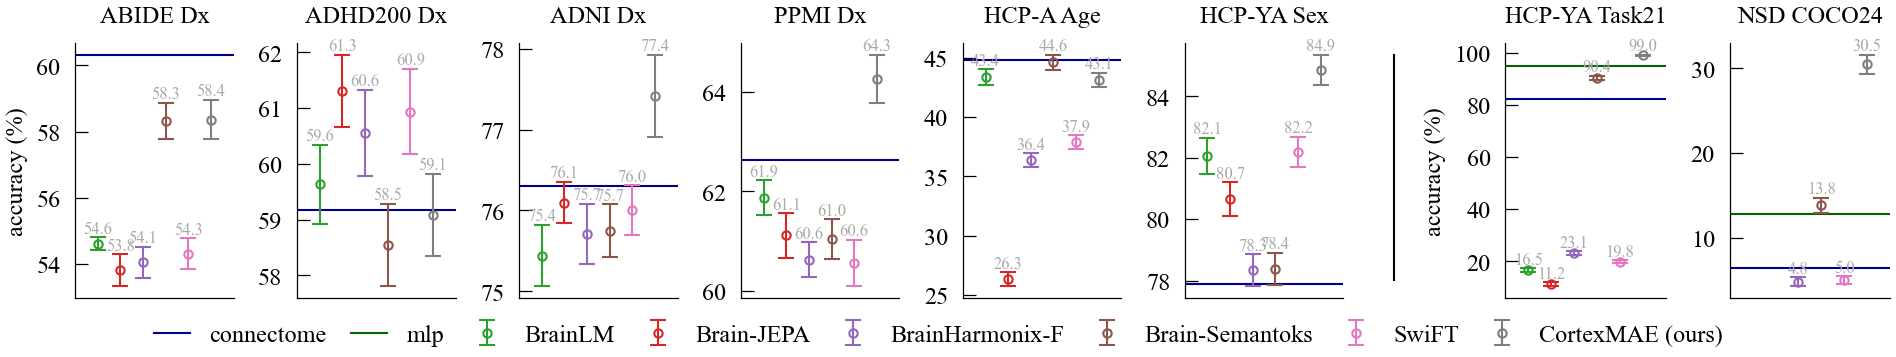
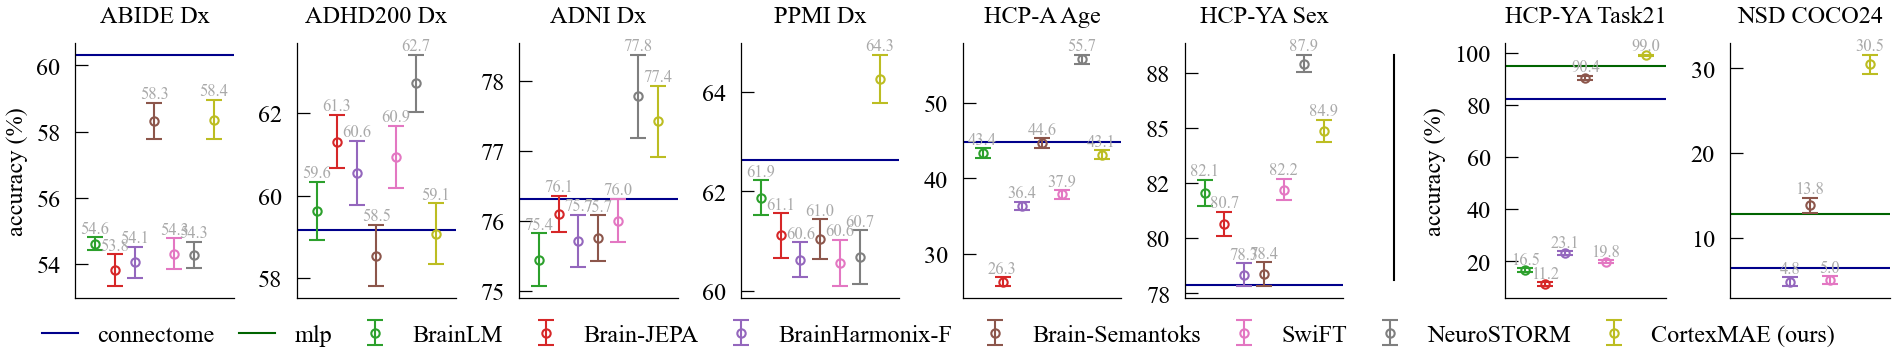
Code edit (unified diff) that turned the first committed figure into the second:
--- before
+++ after
@@ -9,4 +9,5 @@
     "brain_semantoks",
     "swift",
+    "neurostorm_mae_0p5",
     "flat_mae_base_patch16_2",
 ]
@@ -166,3 +167,3 @@
 handles = [handles[label] for label in labels]
 fig.legend(handles, labels, loc="upper center", bbox_to_anchor=(0.52, 0.0), ncol=len(models) + 3)
-fig.savefig("trait_state_probe.pdf")
+# fig.savefig("trait_state_probe.pdf")

Commit: add neurostorm logistic eval